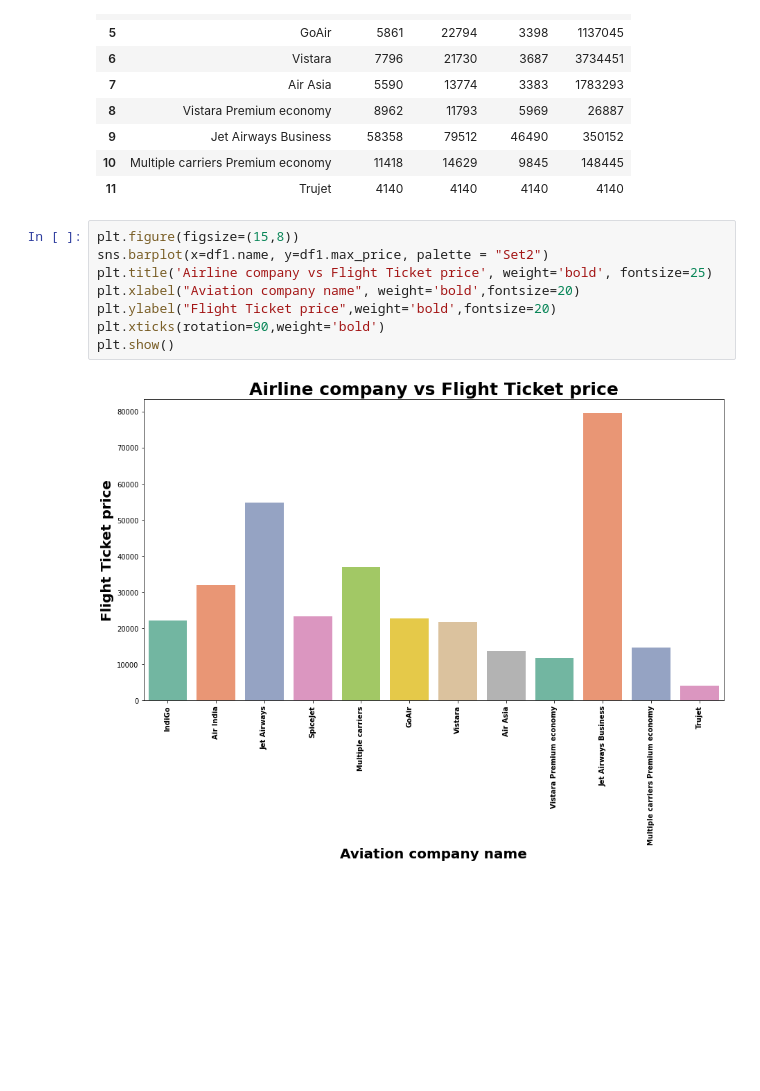
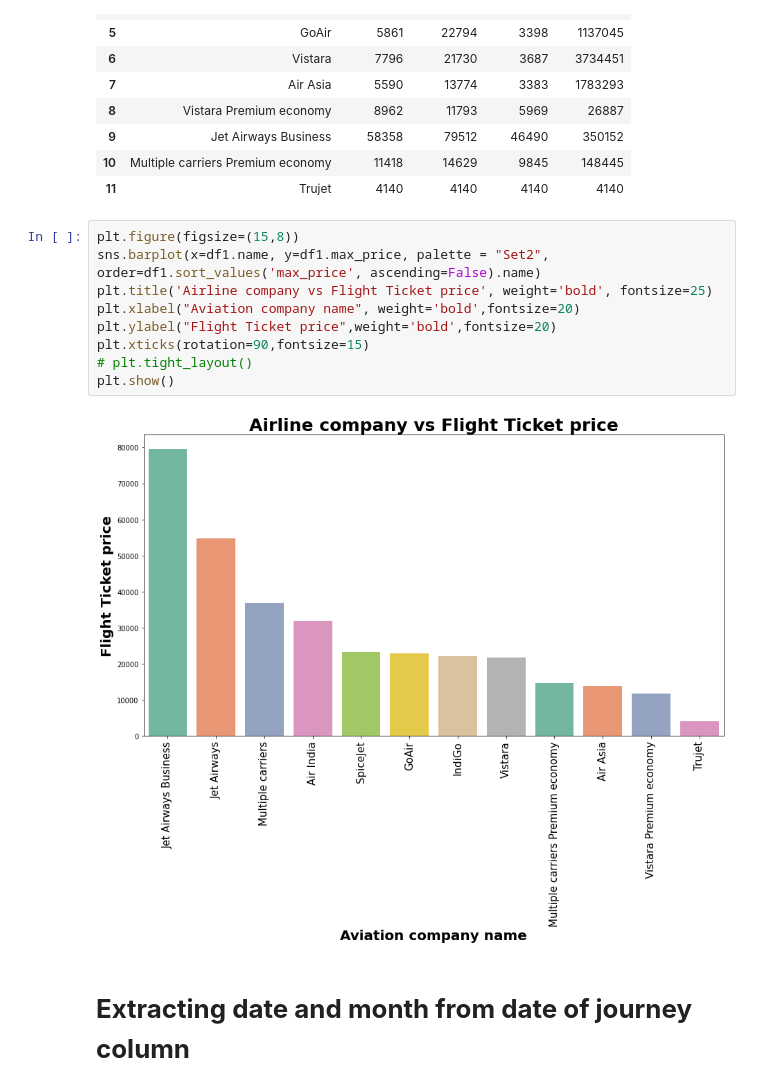
Before and after one commit to chandansinghthakur/flight_price_prediction, a Jupyter notebook: Flight_price_prediction_EDA.ipynb, the cells around one changed output. Saved outputs shown, nothing was run; the diff lists cells and outputs as text; blank space fills up the shorter version.

```diff
--- a/Flight_price_prediction_EDA.ipynb
+++ b/Flight_price_prediction_EDA.ipynb
@@ -313,11 +314,14 @@ df1
 | 11 | Trujet | 4140 | 4140 | 4140 | 4140 |
 # %%
 plt.figure(figsize=(15,8))
-sns.barplot(x=df1.name, y=df1.max_price, palette = "Set2")
+sns.barplot(x=df1.name, y=df1.max_price, palette = "Set2", order=df1.sort_values('max_price', ascending=False).name)
 plt.title('Airline company vs Flight Ticket price', weight='bold', fontsize=25)
 plt.xlabel("Aviation company name", weight='bold',fontsize=20)
 plt.ylabel("Flight Ticket price",weight='bold',fontsize=20)
-plt.xticks(rotation=90,weight='bold')
+plt.xticks(rotation=90,fontsize=15)
+# plt.tight_layout()
 plt.show()
 # %% [output]
-[figure, old version]
+[figure, new version]
+# %% [markdown]
+# **Extracting date and month from date of journey column**
```
Also changed, not shown: parts of 18 cells of this notebook.
